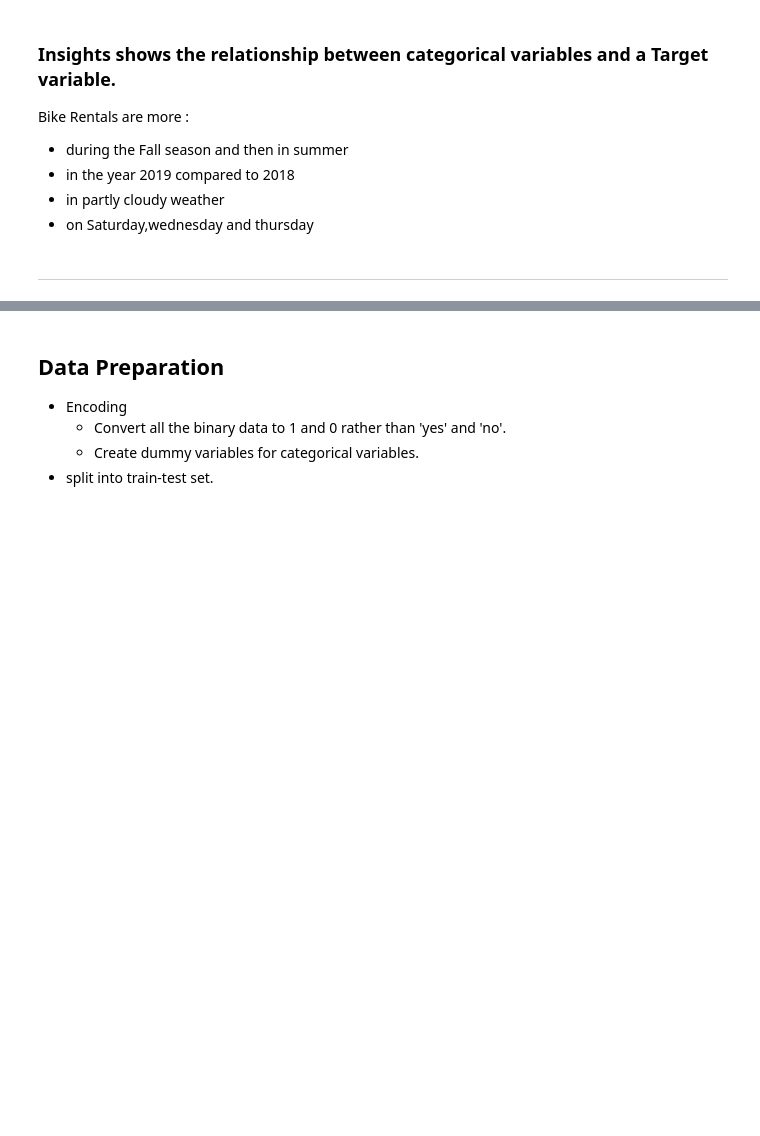
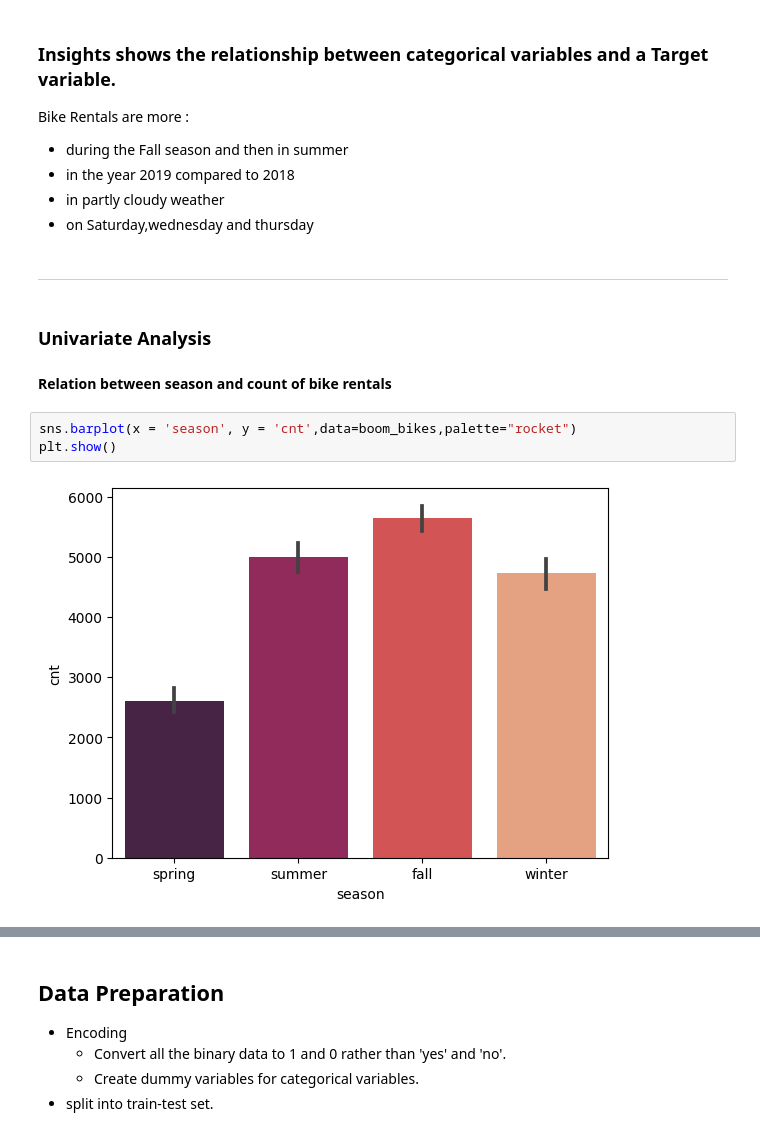
Before and after one commit to jaisharma06/BikeSharingAssignment, a Jupyter notebook: bike_sharing.ipynb, the cells around one changed output, grey strips where cells are left out. Drawn from its saved outputs; the diff is of its cells as text; blank space fills up the shorter version.

Commit message:
added univariate analysis

```diff
--- a/bike_sharing.ipynb
+++ b/bike_sharing.ipynb
@@ -183,3 +183,12 @@ Bike Rentals are more :
 - on Saturday,wednesday and thursday
 # %% [markdown]
 ___
+# %% [markdown]
+### Univariate Analysis
+# %% [markdown]
+**Relation between season and count of bike rentals**
+# %%
+sns.barplot(x = 'season', y = 'cnt',data=boom_bikes,palette="rocket")
+plt.show()
+# %% [output]
+[figure, added]
```
Also changed, not shown: parts of 16 cells of this notebook.
